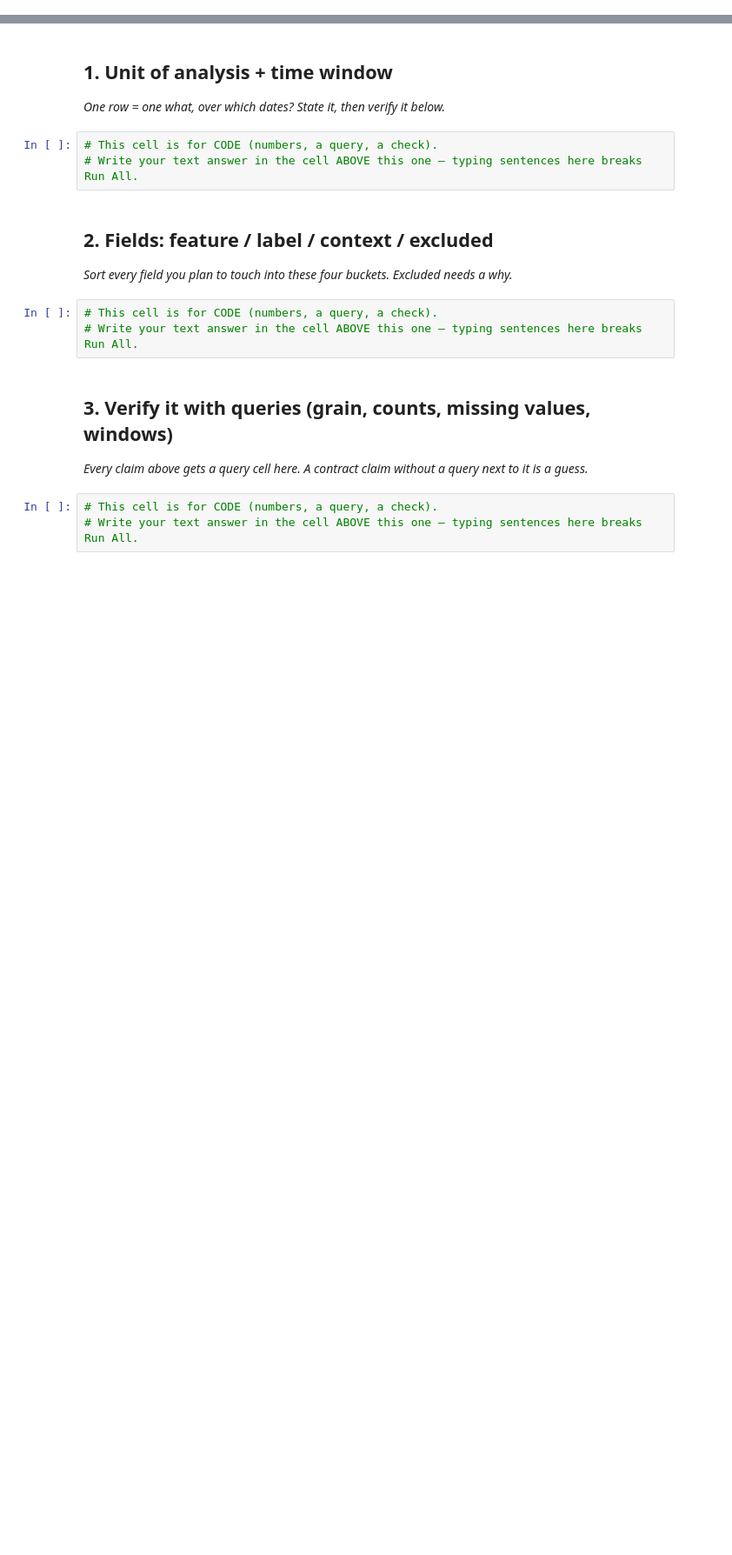
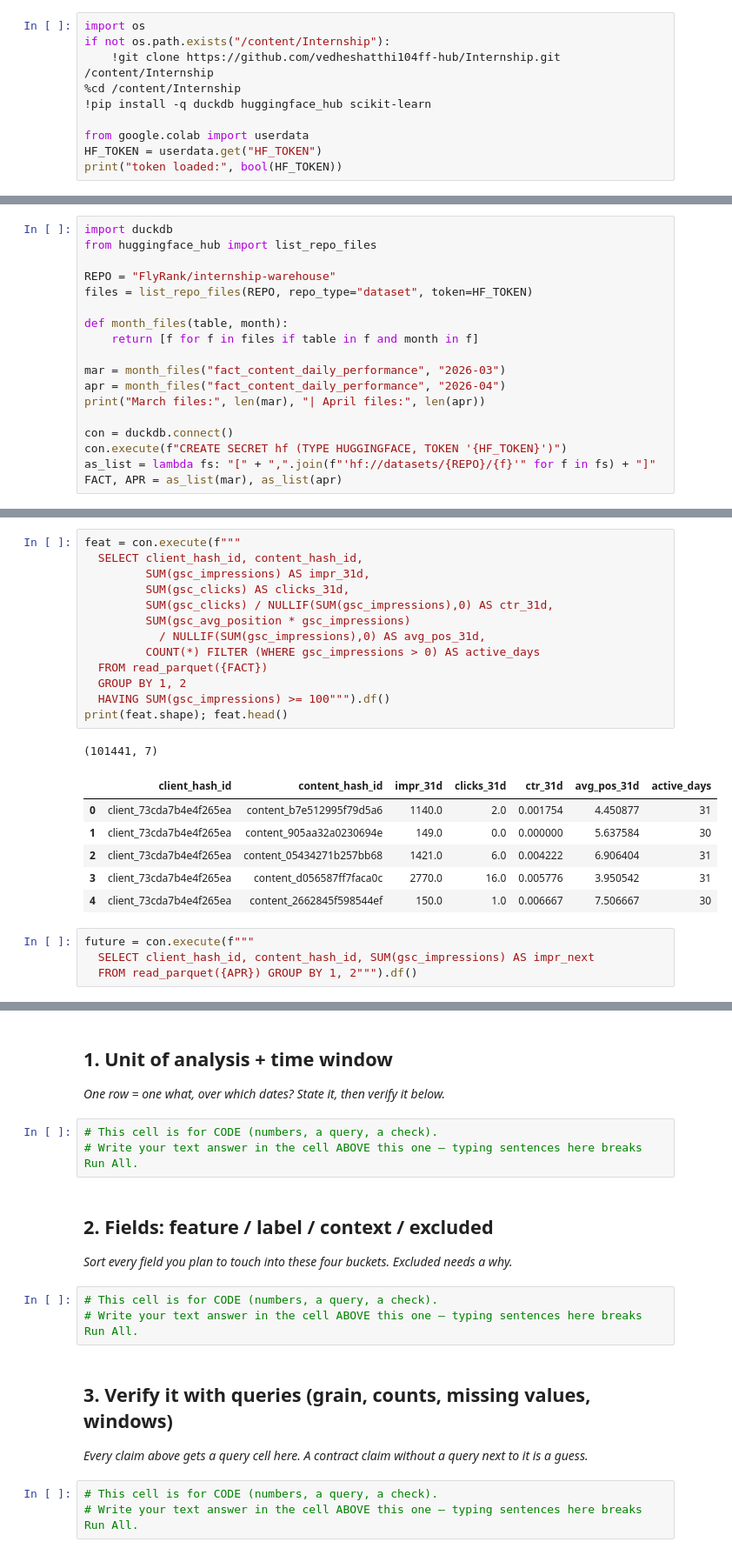
Before and after one commit to vedheshatthi104ff-hub/Internship, a Jupyter notebook: work/notebooks/w03_data_contract.ipynb, the cells around one changed output, grey strips where cells are left out. Shown at 87% size. Cells and saved outputs as stored; diff of their text form; blank space fills up the shorter version.

```diff
--- a/work/notebooks/w03_data_contract.ipynb
+++ b/work/notebooks/w03_data_contract.ipynb
@@ -6,3 +6,13 @@
 This skeleton is yours to fill. Work the sections **in order** — each one has a one-line hint. Simple words, honest numbers.
 
 > Working with an AI assistant? Tell it to read `skills/README.md` first and load the one skill this assignment names on its card.
+# %%
+import os
+if not os.path.exists("/content/Internship"):
+    !git clone https://github.com/vedheshatthi104ff-hub/Internship.git /content/Internship
+%cd /content/Internship
+!pip install -q duckdb huggingface_hub scikit-learn
+
+from google.colab import userdata
+HF_TOKEN = userdata.get("HF_TOKEN")
+print("token loaded:", bool(HF_TOKEN))
@@ -8,0 +22,18 @@ This skeleton is yours to fill. Work the sections **in order** — each one has
+# %%
+import duckdb
+from huggingface_hub import list_repo_files
+
+REPO = "FlyRank/internship-warehouse"
+files = list_repo_files(REPO, repo_type="dataset", token=HF_TOKEN)
+
+def month_files(table, month):
+    return [f for f in files if table in f and month in f]
+
+mar = month_files("fact_content_daily_performance", "2026-03")
+apr = month_files("fact_content_daily_performance", "2026-04")
+print("March files:", len(mar), "| April files:", len(apr))
+
+con = duckdb.connect()
+con.execute(f"CREATE SECRET hf (TYPE HUGGINGFACE, TOKEN '{HF_TOKEN}')")
+as_list = lambda fs: "[" + ",".join(f"'hf://datasets/{REPO}/{f}'" for f in fs) + "]"
+FACT, APR = as_list(mar), as_list(apr)
@@ -8,0 +109,25 @@ This skeleton is yours to fill. Work the sections **in order** — each one has
+# %%
+feat = con.execute(f"""
+  SELECT client_hash_id, content_hash_id,
+         SUM(gsc_impressions) AS impr_31d,
+         SUM(gsc_clicks) AS clicks_31d,
+         SUM(gsc_clicks) / NULLIF(SUM(gsc_impressions),0) AS ctr_31d,
+         SUM(gsc_avg_position * gsc_impressions)
+           / NULLIF(SUM(gsc_impressions),0) AS avg_pos_31d,
+         COUNT(*) FILTER (WHERE gsc_impressions > 0) AS active_days
+  FROM read_parquet({FACT})
+  GROUP BY 1, 2
+  HAVING SUM(gsc_impressions) >= 100""").df()
+print(feat.shape); feat.head()
+# %% [output]
+(101441, 7)
+|  | client_hash_id | content_hash_id | impr_31d | clicks_31d | ctr_31d | avg_pos_31d | active_days |
+| 0 | client_73cda7b4e4f265ea | content_b7e512995f79d5a6 | 1140.0 | 2.0 | 0.001754 | 4.450877 | 31 |
+| 1 | client_73cda7b4e4f265ea | content_905aa32a0230694e | 149.0 | 0.0 | 0.000000 | 5.637584 | 30 |
+| 2 | client_73cda7b4e4f265ea | content_05434271b257bb68 | 1421.0 | 6.0 | 0.004222 | 6.906404 | 31 |
+| 3 | client_73cda7b4e4f265ea | content_d056587ff7faca0c | 2770.0 | 16.0 | 0.005776 | 3.950542 | 31 |
+| 4 | client_73cda7b4e4f265ea | content_2662845f598544ef | 150.0 | 1.0 | 0.006667 | 7.506667 | 30 |
+# %%
+future = con.execute(f"""
+  SELECT client_hash_id, content_hash_id, SUM(gsc_impressions) AS impr_next
+  FROM read_parquet({APR}) GROUP BY 1, 2""").df()
```
Also changed, not shown: parts of 8 cells of this notebook.
